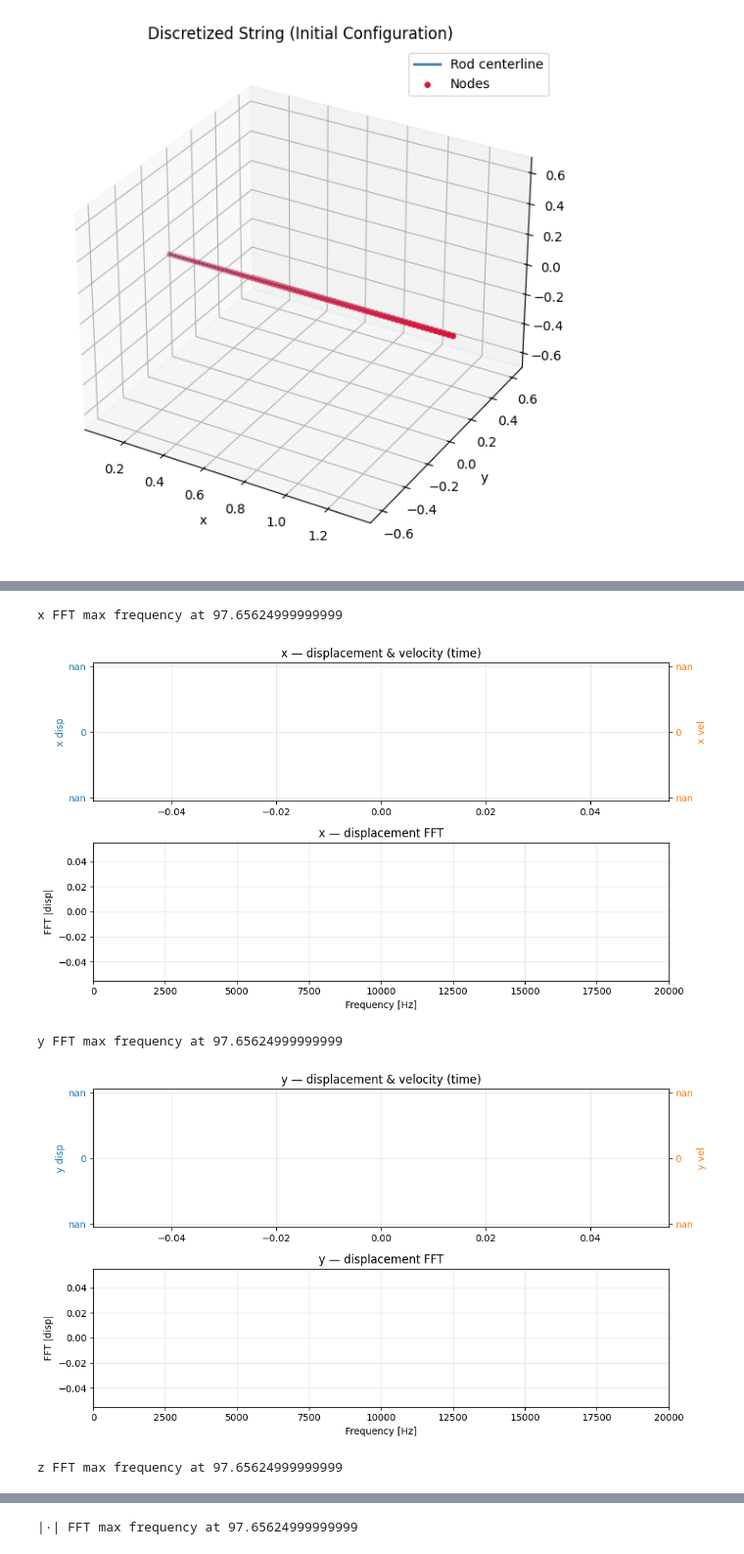
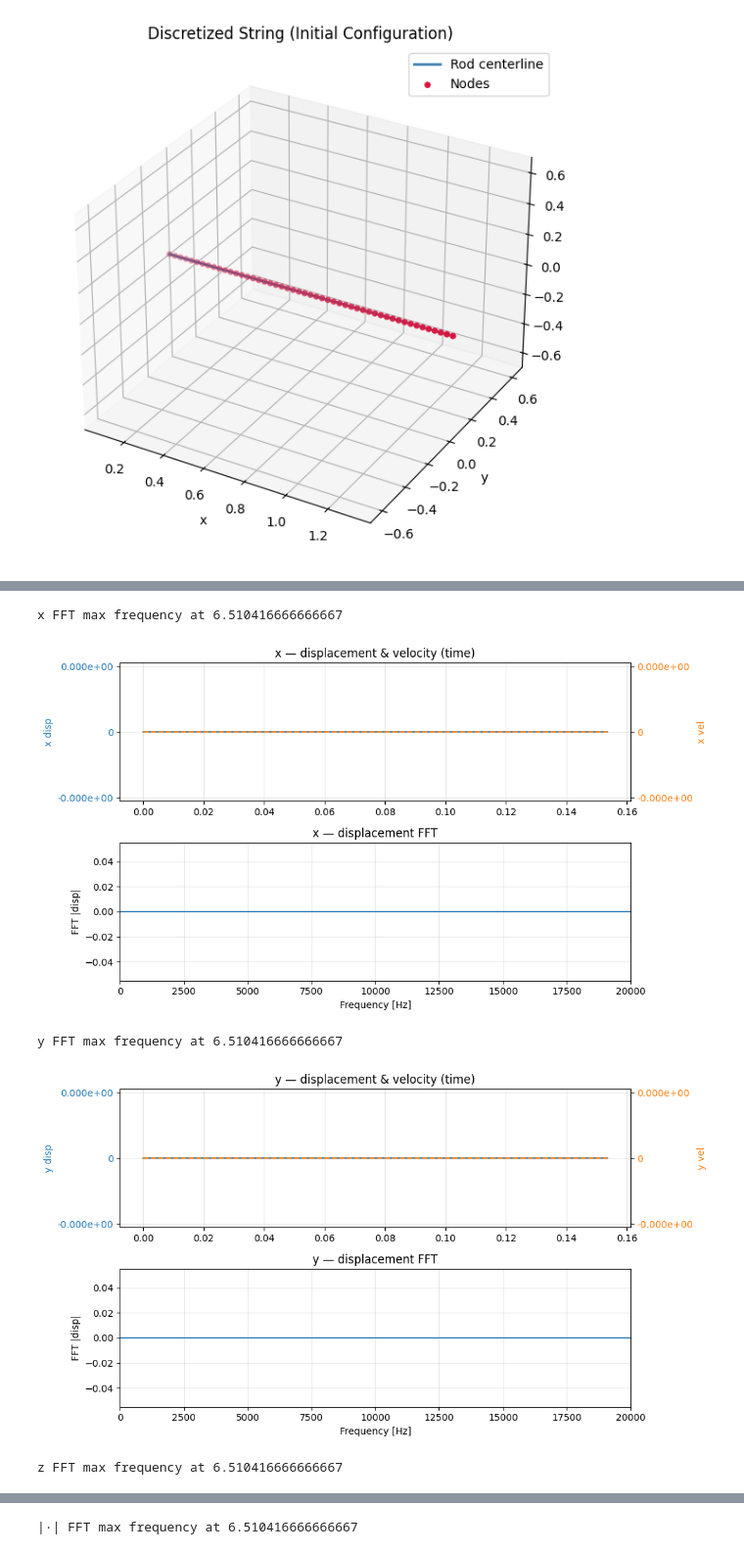
Before and after one commit to sebastian-stubenvoll/wgpu-string-fdm, a Jupyter notebook: Cosserat.ipynb, the cells around one changed output, grey strips where cells are left out. Shown at 98% size. Saved outputs shown, nothing was run; the diff lists cells and outputs as text; code cells hidden in the pictures.

```diff
--- a/Cosserat.ipynb
+++ b/Cosserat.ipynb
@@ -246,9 +246,8 @@ duration = 0.1 #seconds
 sample_rate = 50000
 chunk_size = 512
 
-dt = 5e-7
+dt = 5e-8
 oversampling_factor = 1.0 / (dt * sample_rate)
 print(f'The appropriate oversampling factor for a target sample rate of {sample_rate} Hz at a delta t of {dt} would be {oversampling_factor}. This yields samples that are effectively {dt * oversampling_factor} seconds apart. Therefore one chunk of {chunk_size} samples is {dt * oversampling_factor * chunk_size} long. A duration of {duration} seconds would require {duration / (dt * oversampling_factor * chunk_size)} dispatches.')
 oversampling_factor = int(oversampling_factor)
-oversampling_factor = 1
 # %% [output]
@@ -277,7 +276,7 @@ Initializing simulation!
 node_frames = list()
 edge_frames = list()
 
-for i in range(1):
+for i in range(15):
     sim.compute()
     n, e = sim.save()
     node_frames.extend(n)
@@ -357,6 +356,6 @@ plot_string_from_frames(node_frames)
 [figure]
 # %%
 for f in node_frames:
-    n = f[-1]
+    n = f[20]
     print(n[0])
 # %% [output]
@@ -380,5 +379,4 @@ for f in node_frames:
 # %%
-for f in edge_frames:
-    e = f[50]
-    print(e[1],  f[51][1])
+for e in edge_frames[0]:
+    print(e[1])
 # %% [output]
@@ -547,10 +545,10 @@ def plot_node_pos_vel_moment_fft(
         plt.tight_layout()
         plt.show()
 # %%
-plot_node_pos_vel_moment_fft(node_frames, nodes, dt, oversampling_factor, node_index=60)
+plot_node_pos_vel_moment_fft(node_frames, nodes, dt, oversampling_factor, node_index=40)
 # %% [output]
-x FFT max frequency at 97.65624999999999
+x FFT max frequency at 6.510416666666667
-[figure, old version]
+[figure, new version]
-y FFT max frequency at 97.65624999999999
+y FFT max frequency at 6.510416666666667
-[figure, old version]
+[figure, new version]
-z FFT max frequency at 97.65624999999999
+z FFT max frequency at 6.510416666666667
@@ -558 +556 @@ z FFT max frequency at 97.65624999999999
-|·| FFT max frequency at 97.65624999999999
+|·| FFT max frequency at 6.510416666666667
```
Also changed, not shown: parts of 10 cells of this notebook, 1 other file.
